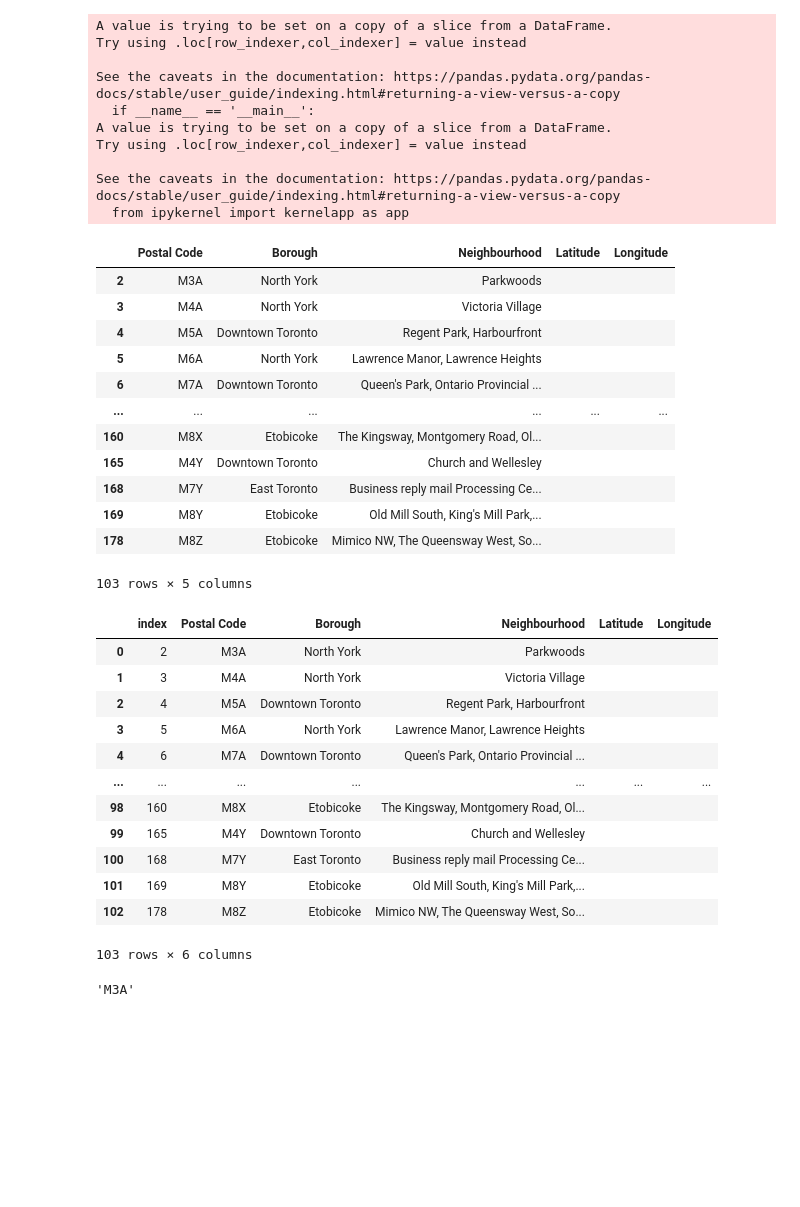
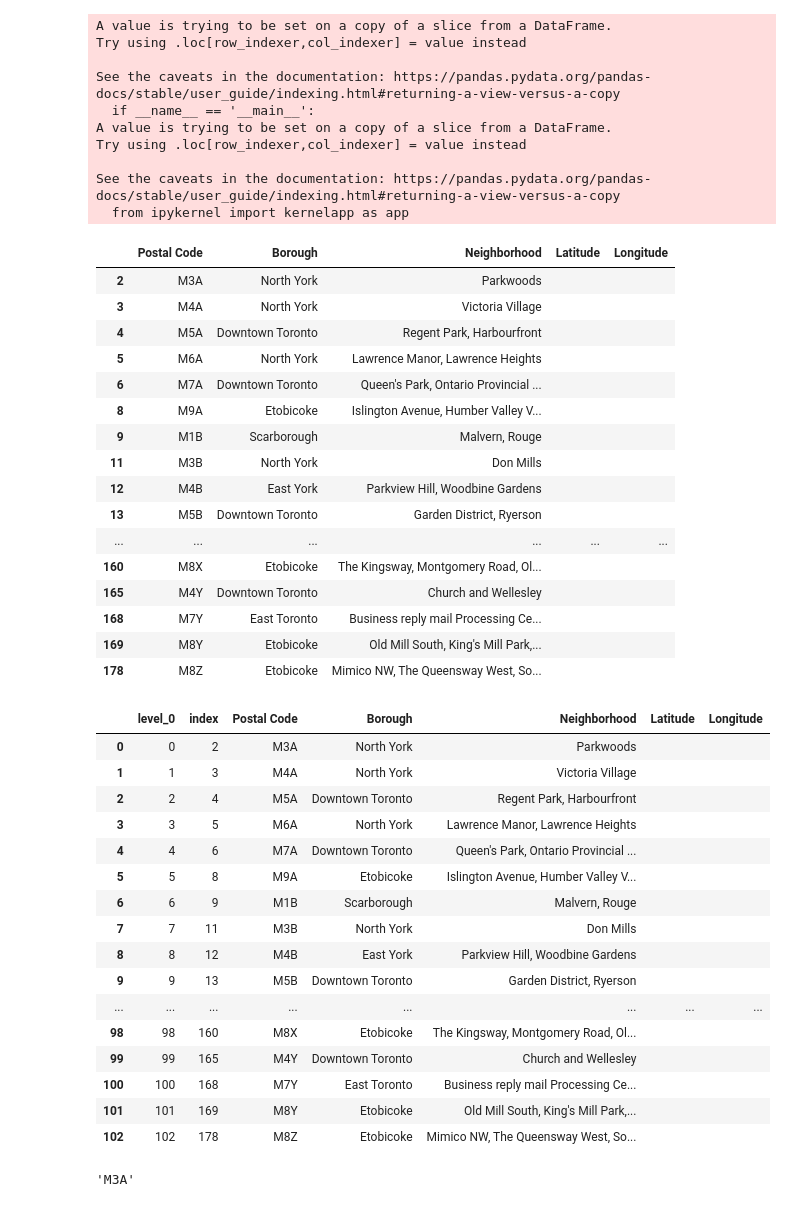
Before and after one commit to epomar/Coursera_Capstone, a Jupyter notebook: Segmenting & Clustering Neighborhoods in New York.ipynb, the cells around one changed output. Cells and saved outputs as stored; diff of their text form; code cells hidden in the pictures; blank space fills up the shorter version.

```diff
--- a/Segmenting & Clustering Neighborhoods in New York.ipynb
+++ b/Segmenting & Clustering Neighborhoods in New York.ipynb
@@ -0,0 +3,22 @@
+# %%
+import numpy as np # library to handle data in a vectorized manner
+
+import pandas as pd # library for data analsysis
+pd.set_option('display.max_columns', None)
+pd.set_option('display.max_rows', None)
+
+import json # library to handle JSON files
+
+import requests # library to handle requests
+from pandas.io.json import json_normalize # tranform JSON file into a pandas dataframe
+
+# Matplotlib and associated plotting modules
+import matplotlib.cm as cm
+import matplotlib.colors as colors
+
+# import k-means from clustering stage
+from sklearn.cluster import KMeans
+
+
+
+print('Libraries imported.')
@@ -1,6 +52,5 @@
 # %%
-import pandas as pd
 URL="https://en.wikipedia.org/wiki/List_of_postal_codes_of_Canada:_M"
 tables = pd.read_html(URL,attrs = {'class' : 'wikitable'})
 table=tables[0]
-table
+table.rename(columns={'Neighbourhood': 'Neighborhood'},inplace=True)
@@ -84,36 +134,45 @@ Try using .loc[row_indexer,col_indexer] = value instead
 
 See the caveats in the documentation: https://pandas.pydata.org/pandas-docs/stable/user_guide/indexing.html#returning-a-view-versus-a-copy
   from ipykernel import kernelapp as app
-|  | Postal Code | Borough | Neighbourhood | Latitude | Longitude |
+|  | Postal Code | Borough | Neighborhood | Latitude | Longitude |
 | 2 | M3A | North York | Parkwoods |  |  |
 | 3 | M4A | North York | Victoria Village |  |  |
 | 4 | M5A | Downtown Toronto | Regent Park, Harbourfront |  |  |
 | 5 | M6A | North York | Lawrence Manor, Lawrence Heights |  |  |
 | 6 | M7A | Downtown Toronto | Queen's Park, Ontario Provincial ... |  |  |
+| 8 | M9A | Etobicoke | Islington Avenue, Humber Valley V... |  |  |
+| 9 | M1B | Scarborough | Malvern, Rouge |  |  |
+| 11 | M3B | North York | Don Mills |  |  |
+| 12 | M4B | East York | Parkview Hill, Woodbine Gardens |  |  |
+| 13 | M5B | Downtown Toronto | Garden District, Ryerson |  |  |
 | ... | ... | ... | ... | ... | ... |
 | 160 | M8X | Etobicoke | The Kingsway, Montgomery Road, Ol... |  |  |
 | 165 | M4Y | Downtown Toronto | Church and Wellesley |  |  |
 | 168 | M7Y | East Toronto | Business reply mail Processing Ce... |  |  |
 | 169 | M8Y | Etobicoke | Old Mill South, King's Mill Park,... |  |  |
 | 178 | M8Z | Etobicoke | Mimico NW, The Queensway West, So... |  |  |
-103 rows × 5 columns
 # %%
 tab2.reset_index(inplace = True)
+tab2.reset_index(inplace = True)
 tab2
 # %% [output]
-|  | index | Postal Code | Borough | Neighbourhood | Latitude | Longitude |
-| 0 | 2 | M3A | North York | Parkwoods |  |  |
-| 1 | 3 | M4A | North York | Victoria Village |  |  |
-| 2 | 4 | M5A | Downtown Toronto | Regent Park, Harbourfront |  |  |
-| 3 | 5 | M6A | North York | Lawrence Manor, Lawrence Heights |  |  |
-| 4 | 6 | M7A | Downtown Toronto | Queen's Park, Ontario Provincial ... |  |  |
-| ... | ... | ... | ... | ... | ... | ... |
-| 98 | 160 | M8X | Etobicoke | The Kingsway, Montgomery Road, Ol... |  |  |
-| 99 | 165 | M4Y | Downtown Toronto | Church and Wellesley |  |  |
-| 100 | 168 | M7Y | East Toronto | Business reply mail Processing Ce... |  |  |
-| 101 | 169 | M8Y | Etobicoke | Old Mill South, King's Mill Park,... |  |  |
-| 102 | 178 | M8Z | Etobicoke | Mimico NW, The Queensway West, So... |  |  |
+|  | level_0 | index | Postal Code | Borough | Neighborhood | Latitude | Longitude |
+| 0 | 0 | 2 | M3A | North York | Parkwoods |  |  |
+| 1 | 1 | 3 | M4A | North York | Victoria Village |  |  |
+| 2 | 2 | 4 | M5A | Downtown Toronto | Regent Park, Harbourfront |  |  |
+| 3 | 3 | 5 | M6A | North York | Lawrence Manor, Lawrence Heights |  |  |
+| 4 | 4 | 6 | M7A | Downtown Toronto | Queen's Park, Ontario Provincial ... |  |  |
+| 5 | 5 | 8 | M9A | Etobicoke | Islington Avenue, Humber Valley V... |  |  |
+| 6 | 6 | 9 | M1B | Scarborough | Malvern, Rouge |  |  |
+| 7 | 7 | 11 | M3B | North York | Don Mills |  |  |
+| 8 | 8 | 12 | M4B | East York | Parkview Hill, Woodbine Gardens |  |  |
+| 9 | 9 | 13 | M5B | Downtown Toronto | Garden District, Ryerson |  |  |
+| ... | ... | ... | ... | ... | ... | ... | ... |
+| 98 | 98 | 160 | M8X | Etobicoke | The Kingsway, Montgomery Road, Ol... |  |  |
+| 99 | 99 | 165 | M4Y | Downtown Toronto | Church and Wellesley |  |  |
+| 100 | 100 | 168 | M7Y | East Toronto | Business reply mail Processing Ce... |  |  |
+| 101 | 101 | 169 | M8Y | Etobicoke | Old Mill South, King's Mill Park,... |  |  |
+| 102 | 102 | 178 | M8Z | Etobicoke | Mimico NW, The Queensway West, So... |  |  |
-103 rows × 6 columns
 # %%
 tab2.loc[0,"Postal Code"]
 # %% [output]
```
Also changed, not shown: parts of 50 cells of this notebook.
